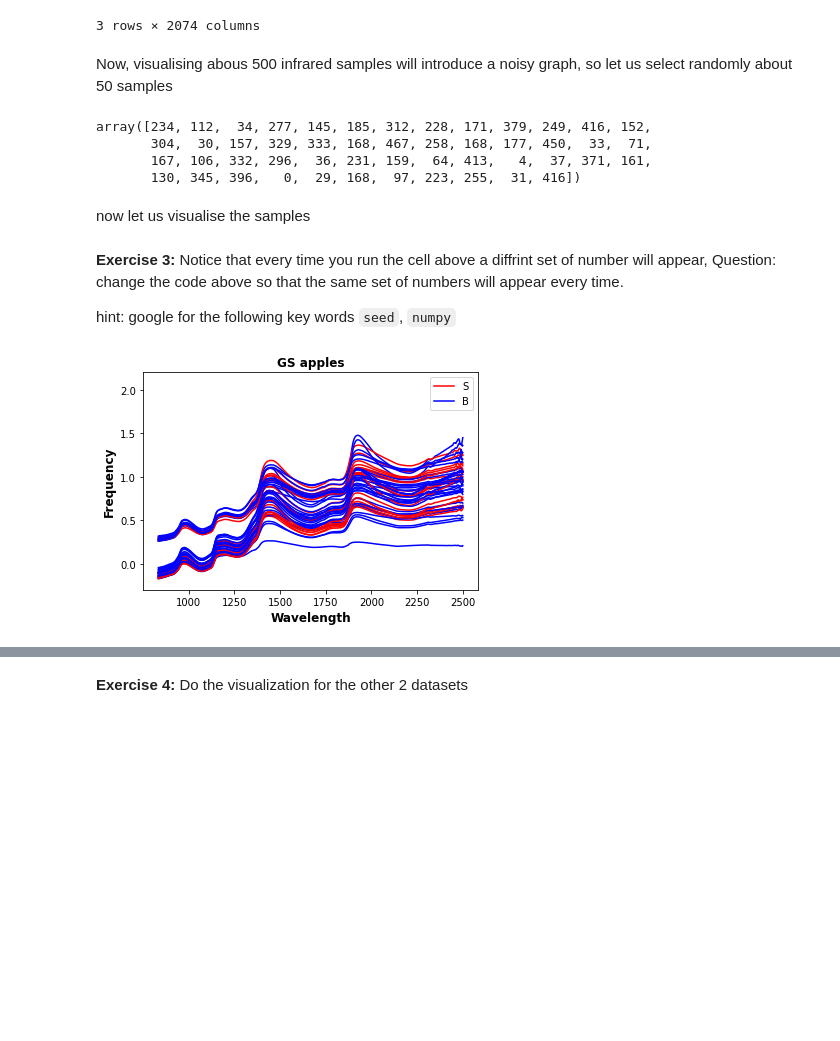
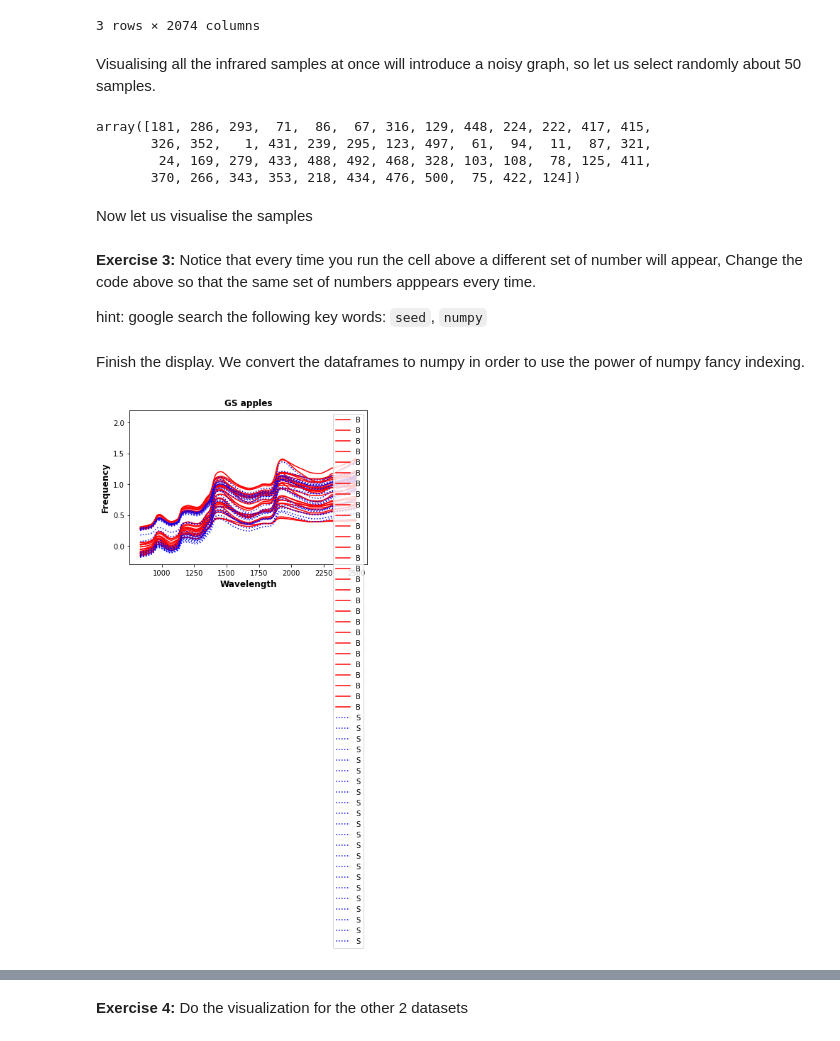
Before and after one commit to eahussein/apple_classification, a Jupyter notebook: notebooks/tutorial1.ipynb, the cells around one changed output, grey strips where cells are left out. Saved outputs shown, nothing was run; the diff lists cells and outputs as text; code cells hidden in the pictures; blank space fills up the shorter version.

```diff
--- a/notebooks/tutorial1.ipynb
+++ b/notebooks/tutorial1.ipynb
@@ -167,56 +167,58 @@ X.head(3)
 Y = df['Condition']
 # %% [markdown]
-Now, visualising abous 500 infrared samples will introduce a noisy graph, so let us select randomly about 50 samples
+Visualising all the infrared samples at once will introduce a noisy graph, so let us select randomly about 50 samples.
 # %%
 # ___Cell no. 10___
 
 n = 50
-rand  = np.random.randint(len(df), size= n) ## @@@@ RED FLAG: random sampling here destroys the order -> ask Prof
-rand # those are the indices of randomly selected 50 apple samples
+randIx  = np.random.choice(len(df), n, replace=False)# Random sample without replacement (avoids duplicates)
+randIx # those are the indices of randomly selected 50 apple samples
 # %% [output]
-array([234, 112,  34, 277, 145, 185, 312, 228, 171, 379, 249, 416, 152,
-       304,  30, 157, 329, 333, 168, 467, 258, 168, 177, 450,  33,  71,
-       167, 106, 332, 296,  36, 231, 159,  64, 413,   4,  37, 371, 161,
-       130, 345, 396,   0,  29, 168,  97, 223, 255,  31, 416])
+array([181, 286, 293,  71,  86,  67, 316, 129, 448, 224, 222, 417, 415,
+       326, 352,   1, 431, 239, 295, 123, 497,  61,  94,  11,  87, 321,
+        24, 169, 279, 433, 488, 492, 468, 328, 103, 108,  78, 125, 411,
+       370, 266, 343, 353, 218, 434, 476, 500,  75, 422, 124])
 # %% [markdown]
-now let us visualise the samples
+Now let us visualise the samples
 # %% [markdown]
-**Exercise 3:** Notice that every time you run the cell above a diffrint set of number will appear,
-Question: change the code above so that the same set of numbers will appear every time.
+**Exercise 3:** Notice that every time you run the cell above a different set of number will appear,
+Change the code above so that the same set of numbers apppears every time.
 
-hint: google for the following key words `seed`, `numpy`
+hint: google search the following key words: `seed`, `numpy`
 <br>
+# %% [markdown]
+Finish the display. We convert the dataframes to numpy in order to use the power of numpy fancy indexing.
 # %%
 # ___Cell no. 11___
 
+# Convert to numpy
+Xn = X.to_numpy(dtype = 'float')
+Yn = Y.to_numpy(dtype = 'str')
+
+# Select only the ones to display
+Xn = Xn[randIx,:]
+Yn = Yn[randIx]
+
+# number of samples, number of wavelengths
+ns,nw = np.shape(Xn)
+
+# Select Sound and Bruised samples
+S_Flag = (Yn =='S')
+B_Flag = (Yn == 'B')
+
+np.shape(Xn)
 plt.figure(figsize=(6, 4))
-# those flags are used to print the legends only once @@@ need to ask if there are a better way of doing this ??
-S_Flag = True
-B_Flag = True
-
-
-for t in range (n):
-    i = rand[t]
-    lineSpec =  np.array(X.iloc[i]).flatten()
-
-    if Y[i] == 'S':
-        if S_Flag:
-            plt.plot(np.array(X.columns), lineSpec, color = 'red', label = "S") # plotting the good apples
-            S_Flag = False
-        plt.plot(np.array(X.columns), lineSpec, color = 'red') # plotting the good apples
-    if Y[i] == 'B':
-        if B_Flag == True:
-            plt.plot(np.array(X.columns), lineSpec, color = 'blue', label = "B") # plotting the good apples
-            B_Flag = False
-        plt.plot(np.array(X.columns), lineSpec, color = 'blue') # plotting the bad apples
+plt.plot(np.array(X.columns),np.transpose(Xn[B_Flag,:]),'r-', label = "B")
+# We make the second curve dashed so that it doesn't cover up the first
+plt.plot(np.array(X.columns),np.transpose(Xn[S_Flag,:]),'b:', label = "S")
 
 plt.title("GS apples", fontweight ='bold', fontsize =12)
 plt.xlabel("Wavelength", fontweight ='bold', fontsize =12)
 plt.ylabel("Frequency", fontweight ='bold', fontsize =12)
 plt.ylim([-.3,2.2])
 
 plt.legend()
 
 plt.show()
 # %% [output]
-[figure, old version]
+[figure, new version]
```
Also changed, not shown: parts of 9 cells of this notebook, 1 other file.
